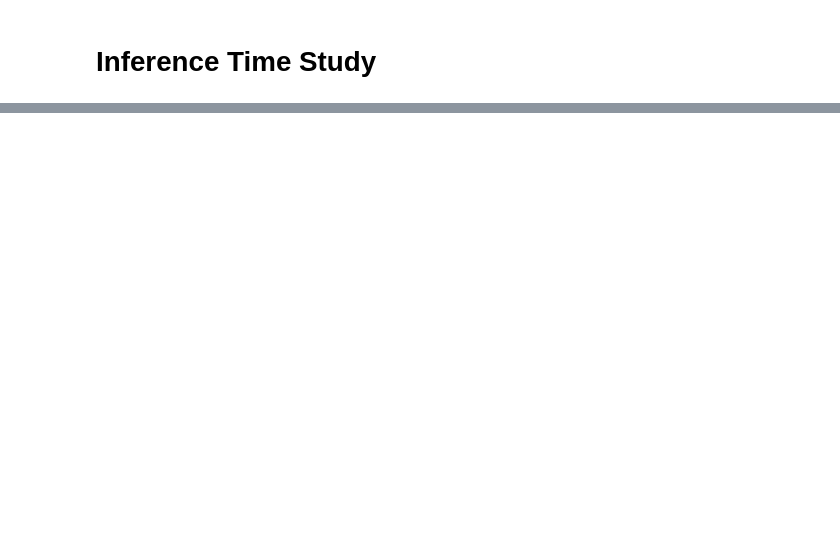
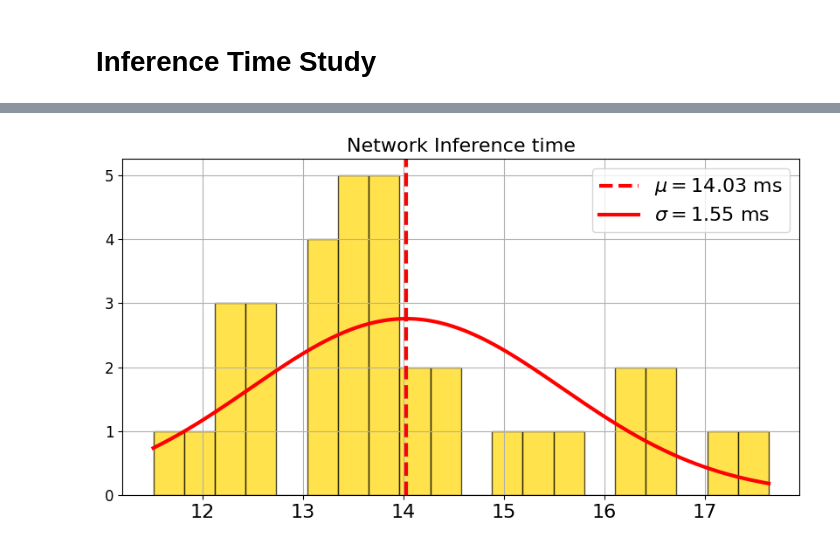
Before and after one commit to MicheleSbacco/mmdetection3d, a Jupyter notebook: demo/custom_inferencer_time_tests.ipynb, the cells around one changed output, grey strips where cells are left out. Cells and saved outputs as stored; diff of their text form; code cells hidden in the pictures; blank space fills up the shorter version.

```diff
--- a/demo/custom_inferencer_time_tests.ipynb
+++ b/demo/custom_inferencer_time_tests.ipynb
@@ -334,0 +317,6 @@ if i == 3:
+# %%
+#Plot the inference time
+
+freq_plot_with_gaussian(delta_inference, "Network Inference time", "gold")
+# %% [output]
+[figure, added]
```
Also changed, not shown: parts of 7 cells of this notebook, 3 other files.
